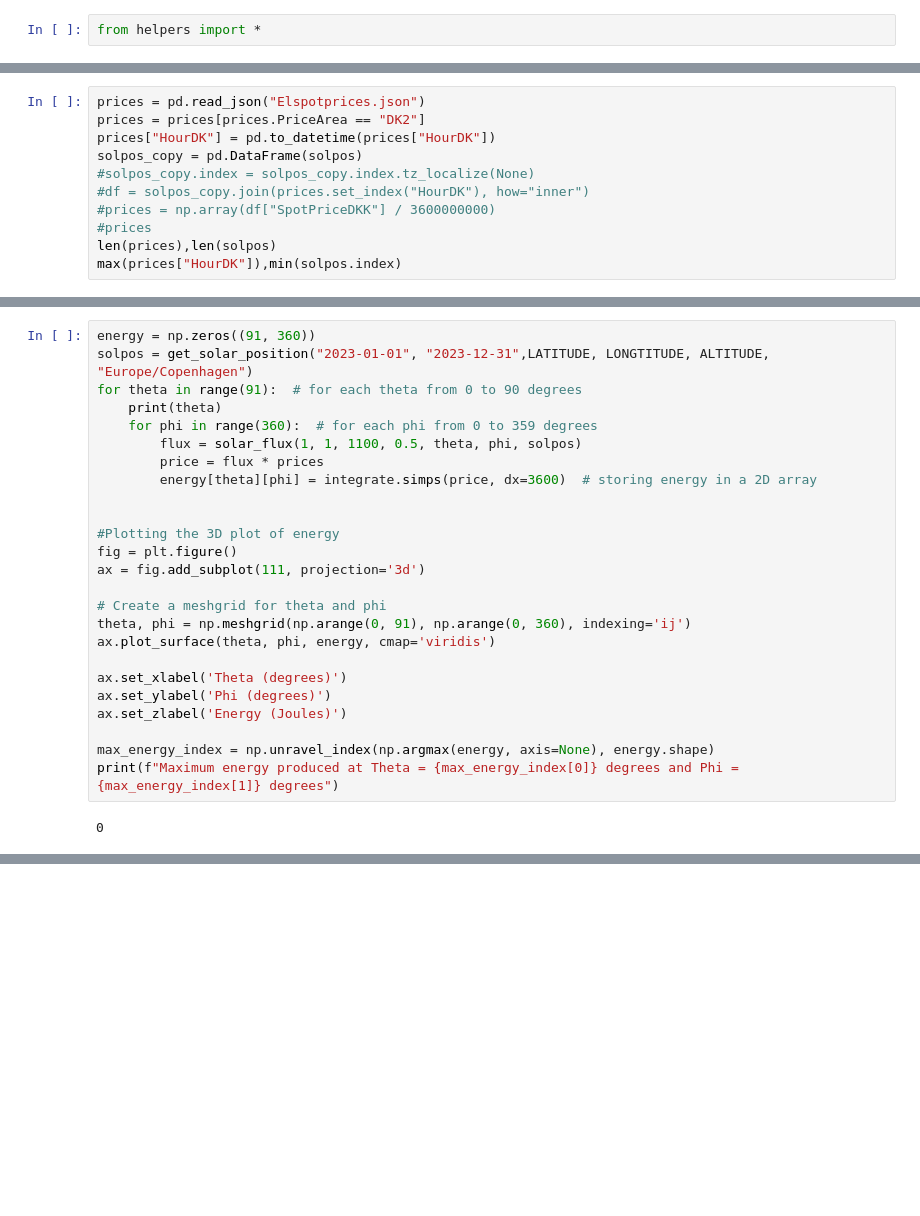
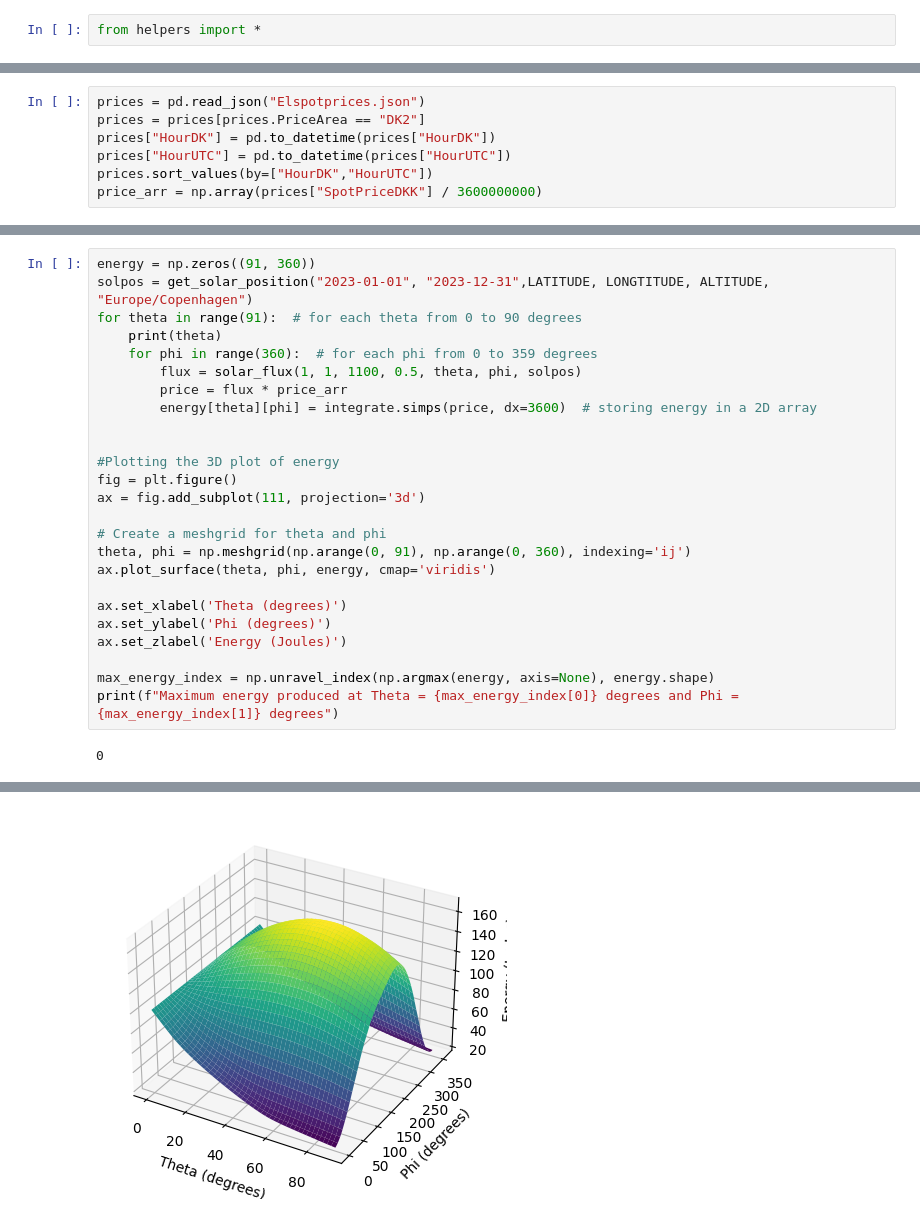
Before and after one commit to janusschnabl/Solcelle-project, a Jupyter notebook: Begge_vinkler_sim.ipynb, the cells around one changed output, grey strips where cells are left out. Cells and saved outputs as stored; diff of their text form; blank space fills up the shorter version.

Commit message:
price fix

```diff
--- a/Begge_vinkler_sim.ipynb
+++ b/Begge_vinkler_sim.ipynb
@@ -48,10 +49,6 @@ Maximum energy produced at Theta = 51 degrees and Phi = 181 degrees
 prices = pd.read_json("Elspotprices.json")
 prices = prices[prices.PriceArea == "DK2"]
 prices["HourDK"] = pd.to_datetime(prices["HourDK"])
-solpos_copy = pd.DataFrame(solpos)
-#solpos_copy.index = solpos_copy.index.tz_localize(None)
-#df = solpos_copy.join(prices.set_index("HourDK"), how="inner")
-#prices = np.array(df["SpotPriceDKK"] / 3600000000)
-#prices
-len(prices),len(solpos)
-max(prices["HourDK"]),min(solpos.index)
+prices["HourUTC"] = pd.to_datetime(prices["HourUTC"])
+prices.sort_values(by=["HourDK","HourUTC"])
+price_arr = np.array(prices["SpotPriceDKK"] / 3600000000)
@@ -65,7 +59,7 @@ for theta in range(91):  # for each theta from 0 to 90 degrees
     print(theta)
     for phi in range(360):  # for each phi from 0 to 359 degrees
         flux = solar_flux(1, 1, 1100, 0.5, theta, phi, solpos)
-        price = flux * prices
+        price = flux * price_arr
         energy[theta][phi] = integrate.simps(price, dx=3600)  # storing energy in a 2D array
 
 
@@ -88,0 +99 @@ ValueError: operands could not be broadcast together with shapes (8760,) (8762,)
+[figure, added]
```
Also changed, not shown: parts of 3 cells of this notebook, 1 other file.
